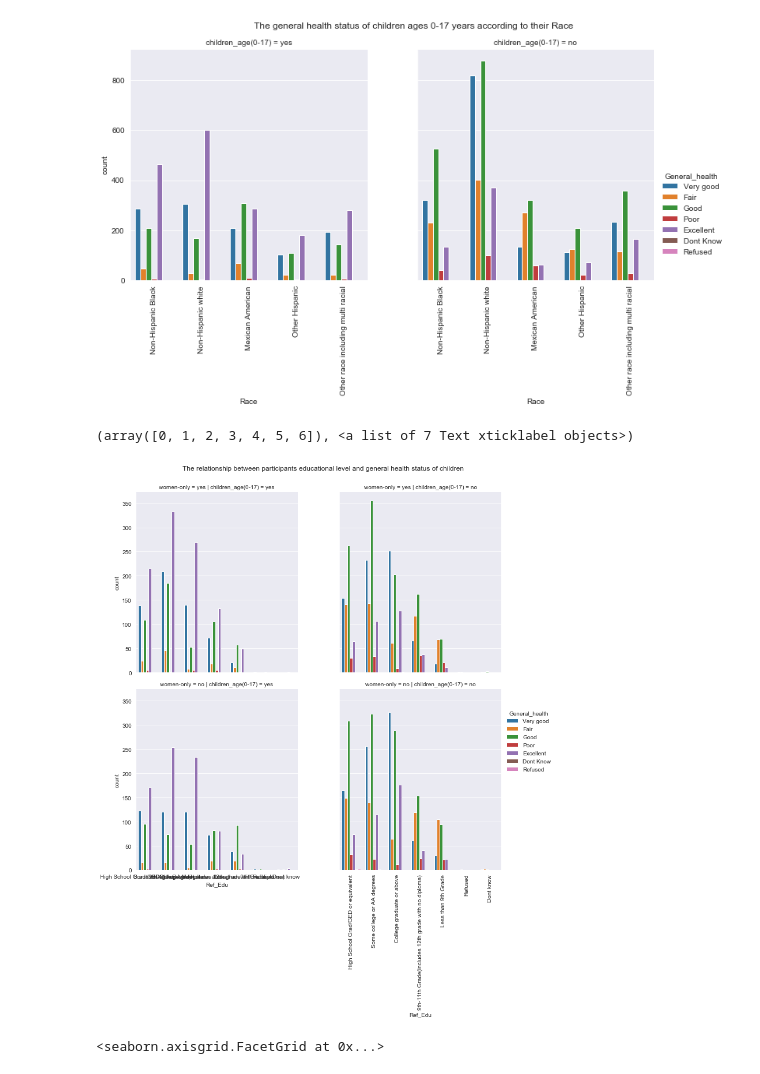
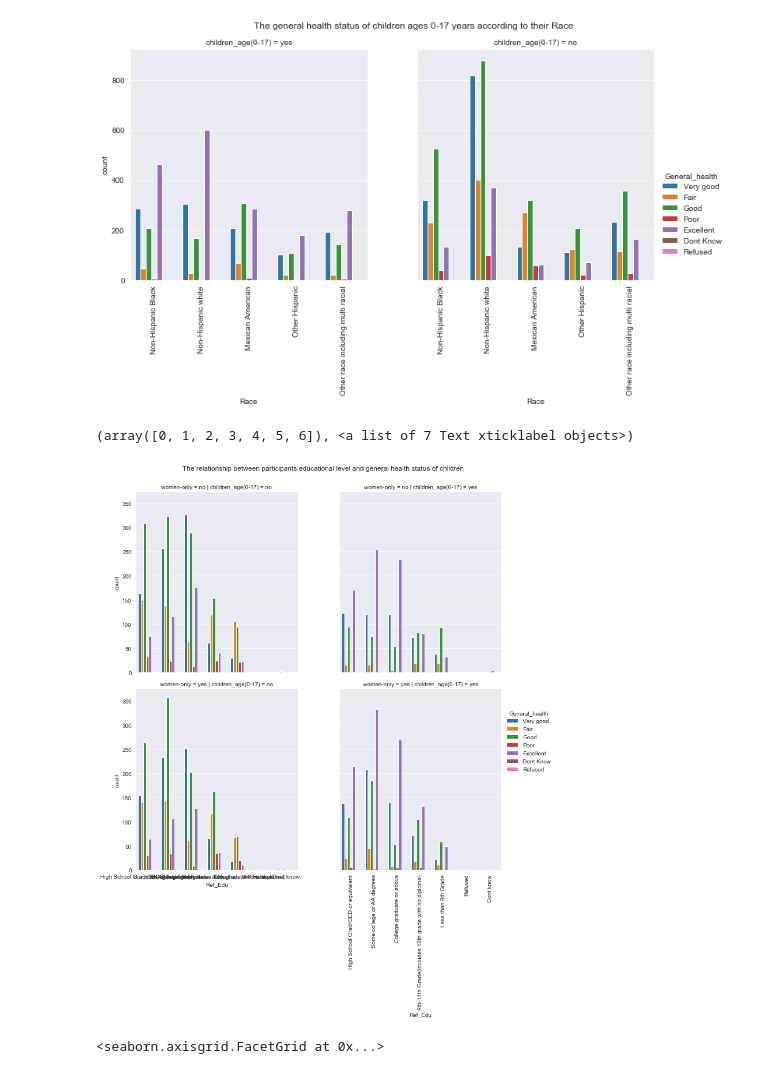
Before and after one commit to Motunodu/Capstone_Project, a Jupyter notebook: motunrayo_capstone_project/motunrayo_capstone_notebook-checkpoint.ipynb, the cells around one changed output. Drawn from its saved outputs; the diff is of its cells as text; code cells hidden in the pictures.

```diff
--- a/motunrayo_capstone_project/motunrayo_capstone_notebook-checkpoint.ipynb
+++ b/motunrayo_capstone_project/motunrayo_capstone_notebook-checkpoint.ipynb
@@ -361,15 +361,15 @@ Genhealth_plot2.set_xticklabels(rotation=90)
 <seaborn.axisgrid.FacetGrid at 0x...>
 [figure]
 # %%
-Relations_plot = sns.catplot(x='Ref_Edu',row='women-only',hue='General_health', col='children_age(0-17)',kind='count',data=health_data,ci=None, col_order=['yes','no'],row_order=['yes','no'])
+Relations_plot = sns.catplot(x='Ref_Edu',row='women-only',hue='General_health', col='children_age(0-17)',kind='count',data=health_data,ci=None, col_order=['no','yes'],row_order=['no','yes'])
 Relations_plot.fig.suptitle('The relationship between participants educational level and general health status of children', y=1.03)
 plt.xticks(rotation=90)
 #The graph of interest is the one on the bottom left
 #from the graph below, women who have their highest level of education as some college or AA degree have children who has excellent health status than children from women of other educational levels. 1 depicts the lowest educational level (less than 9th grade) while 5 depicts college graduates and above, 7 and 9 are refused and missing response respectively
 #So we can infer that there is a relationship between educational levels of mothers and their children's health status
 # %% [output]
 (array([0, 1, 2, 3, 4, 5, 6]), <a list of 7 Text xticklabel objects>)
-[figure, old version]
+[figure, new version]
 # %%
 Familyincome1_plot = sns.catplot(x='M_Family_income',col='children_age(0-17)',hue='General_health',data=health_data, kind='count', ci=None, col_order=['yes', 'no'])
 Familyincome1_plot.fig.suptitle('Relationship between health status of children(0-17 years) and their monthly family income', y=1.03)
```
Also changed, not shown: parts of 4 cells of this notebook.
